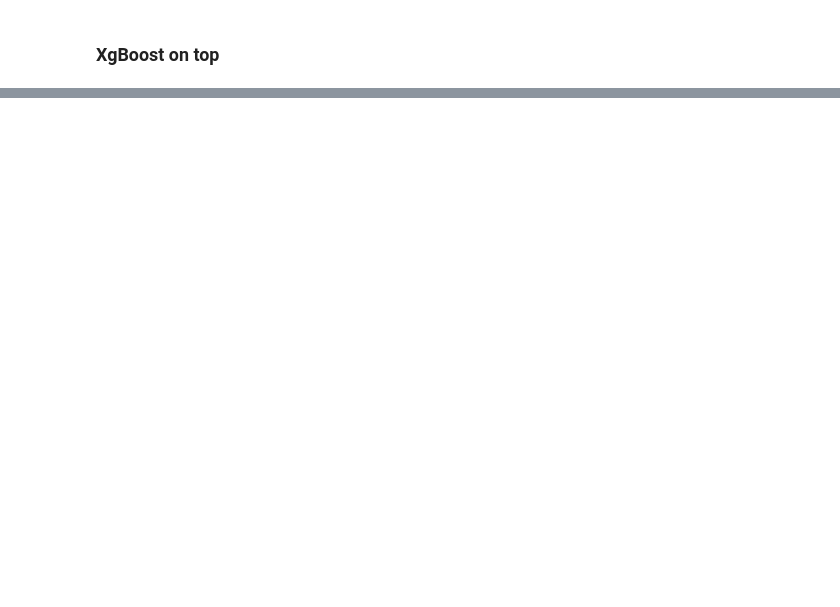
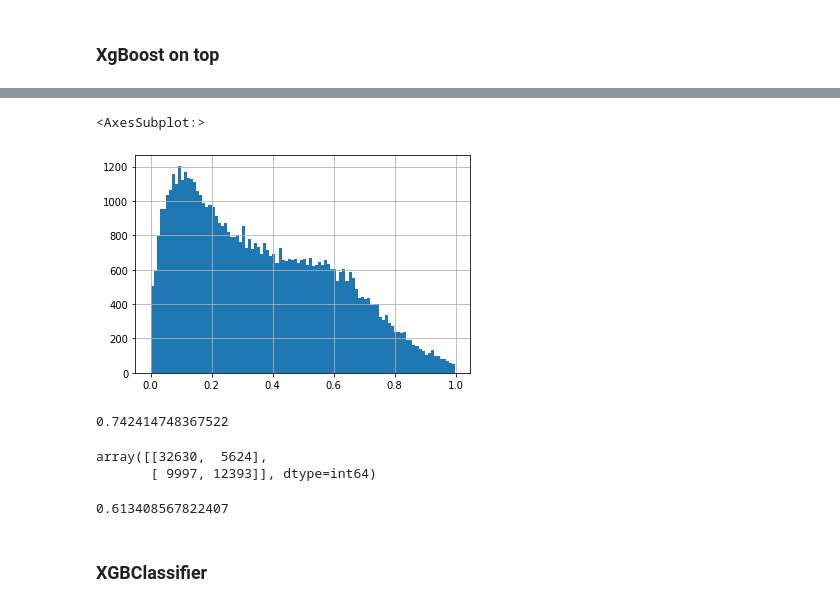
Before and after one commit to tushar2407/question-pair-similarity, a Jupyter notebook: analysis2.ipynb, the cells around one changed output, grey strips where cells are left out. Drawn from its saved outputs; the diff is of its cells as text; code cells hidden in the pictures; blank space fills up the shorter version.

```diff
--- a/analysis2.ipynb
+++ b/analysis2.ipynb
@@ -56,3 +59,11 @@ X1_train, X1_val, X2_train, X2_val, y_train, y_val = \
         stratify=df[df['id'].notnull()]['is_duplicate'].values,
         test_size=0.3, random_state=1989
     )
+X1_val, X1_test, X2_val, X2_test, y_val, y_test = \
+    train_test_split(
+        X1_val,
+        X2_val,
+        y_val,
+        stratify=y_val,
+        test_size=0.5, random_state=1989
+    )
@@ -99,4 +88,4 @@ ________________________________________________________________________________
 # %%
-model.fit([X1_train, X2_train], y_train,
-          validation_data=([X1_val, X2_val], y_val),
-          batch_size=128, epochs=6, verbose=2)
+# model.fit([X1_train, X2_train], y_train,
+#           validation_data=([X1_val, X2_val], y_val),
+#           batch_size=128, epochs=6, verbose=2)
@@ -184,4 +138,0 @@ pickle.dump(bst, open("./models/analysis2/xgb.pkl", "wb"))
-# %%
-
-X1_test = create_padded_seqs(df[df['test_id'].notnull()]['question1'])
-X2_test = create_padded_seqs(df[df['test_id'].notnull()]['question2'])
@@ -194,7 +152,7 @@ Error: Session cannot generate requests
 # %%
 df_sub = pd.DataFrame({
-        'test_id': df[df['test_id'].notnull()]['test_id'].values,
-        'is_duplicate': bst.predict(dTest, ntree_limit=bst.best_ntree_limit)
-    }).set_index('test_id')
+        'is_duplicate_true': y_test,
+        'is_duplicate_pred': bst.predict(dTest, ntree_limit=bst.best_ntree_limit)
+    })
 
 df_sub.head()
@@ -201,2 +166,5 @@ df_sub.head()
 # %%
-df_sub['is_duplicate'].hist(bins=100)
+df_sub['is_duplicate_pred'].hist(bins=100)
+# %% [output]
+<AxesSubplot:>
+[figure, added]
@@ -202,0 +176,15 @@ df_sub['is_duplicate'].hist(bins=100)
+# %%
+accuracy_score(y_test, y_pred)
+# %% [output]
+0.742414748367522
+# %%
+confusion_matrix(y_test, y_pred)
+# %% [output]
+array([[32630,  5624],
+       [ 9997, 12393]], dtype=int64)
+# %%
+f1_score(y_test, y_pred)
+# %% [output]
+0.613408567822407
+# %% [markdown]
+### XGBClassifier
```
Also changed, not shown: parts of 22 cells of this notebook, 2 other files.
